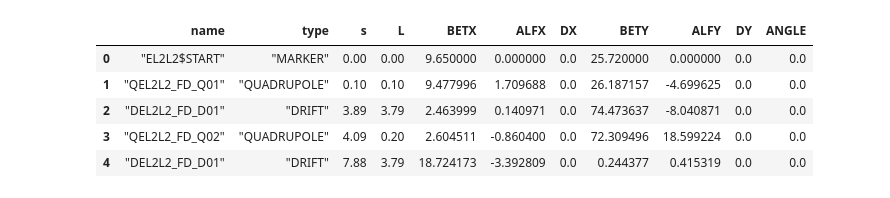
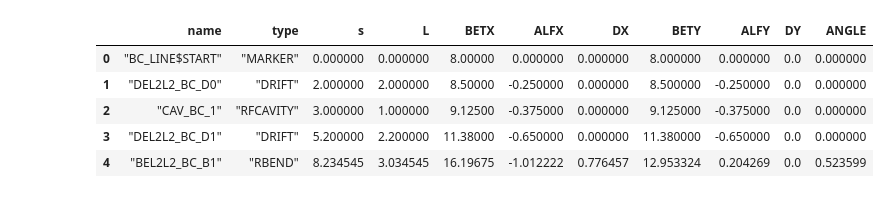
Before and after one commit to sebastiankalos/JAI_project, a Jupyter notebook: bunch_compressor.ipynb, the cells around one changed output. Cells and saved outputs as stored; diff of their text form; code cells hidden in the pictures.

```diff
--- a/bunch_compressor.ipynb
+++ b/bunch_compressor.ipynb
@@ -8,44 +8,44 @@ from matplotlib.patches import Patch
 from matplotlib.patches import Rectangle
 # %%
 #open twiss.out and read line by line, store each line as a string in a list
-filename = "madx_scripts/eL2L2.out"
+filename = "madx_scripts/BC.out"
 copy_lines=[]
 with open(filename) as f: #open and read the file
     lines = f.readlines()
 for line in lines:
     split_line = line.split() #split lines into words
     copy_lines.append(split_line)
 
 #just declaring a list for each column
 name,type,s,L,betx,alfx,Dx,bety,alfy,Dy,angle,K1L = [],[],[],[],[],[],[],[],[],[],[],[]
 
 #from each line, extract a name/number and append it into its relevant column
 for i in range(52,len(copy_lines)-1): #53rd line in the file is the first relevant one
     line = copy_lines[i]
     name.append(line[0])
     type.append(line[1])
     s.append(float(line[2]))
     L.append(float(line[3]))
     betx.append(float(line[4]))
     alfx.append(float(line[5]))
     Dx.append(float(line[6]))
     bety.append(float(line[7]))
     alfy.append(float(line[8]))
     Dy.append(float(line[9]))
     angle.append(float(line[10]))
     K1L.append(float(line[11]))
 
 #create a dataframe that will contain all important info - name of place in an LHC sequence, beta functions, phases, fields, etc... of the UNPERTURBED version
 d_transfer = {'name': name, 'type':type, 's': s, 'L':L, 'BETX': betx, 'ALFX':alfx, 'DX': Dx, 'BETY': bety, 'ALFY':alfy, 'DY': Dy, 'ANGLE':angle}
 df_tr = pd.DataFrame(data=d_transfer) #df is the UNPERTURBED (model) version of twiss parameters
 df_tr.head() #show header of the dataframe
 # %% [output]
 |  | name | type | s | L | BETX | ALFX | DX | BETY | ALFY | DY | ANGLE |
-| 0 | "EL2L2$START" | "MARKER" | 0.00 | 0.00 | 9.650000 | 0.000000 | 0.0 | 25.720000 | 0.000000 | 0.0 | 0.0 |
-| 1 | "QEL2L2_FD_Q01" | "QUADRUPOLE" | 0.10 | 0.10 | 9.477996 | 1.709688 | 0.0 | 26.187157 | -4.699625 | 0.0 | 0.0 |
-| 2 | "DEL2L2_FD_D01" | "DRIFT" | 3.89 | 3.79 | 2.463999 | 0.140971 | 0.0 | 74.473637 | -8.040871 | 0.0 | 0.0 |
-| 3 | "QEL2L2_FD_Q02" | "QUADRUPOLE" | 4.09 | 0.20 | 2.604511 | -0.860400 | 0.0 | 72.309496 | 18.599224 | 0.0 | 0.0 |
-| 4 | "DEL2L2_FD_D01" | "DRIFT" | 7.88 | 3.79 | 18.724173 | -3.392809 | 0.0 | 0.244377 | 0.415319 | 0.0 | 0.0 |
+| 0 | "BC_LINE$START" | "MARKER" | 0.000000 | 0.000000 | 8.00000 | 0.000000 | 0.000000 | 8.000000 | 0.000000 | 0.0 | 0.000000 |
+| 1 | "DEL2L2_BC_D0" | "DRIFT" | 2.000000 | 2.000000 | 8.50000 | -0.250000 | 0.000000 | 8.500000 | -0.250000 | 0.0 | 0.000000 |
+| 2 | "CAV_BC_1" | "RFCAVITY" | 3.000000 | 1.000000 | 9.12500 | -0.375000 | 0.000000 | 9.125000 | -0.375000 | 0.0 | 0.000000 |
+| 3 | "DEL2L2_BC_D1" | "DRIFT" | 5.200000 | 2.200000 | 11.38000 | -0.650000 | 0.000000 | 11.380000 | -0.650000 | 0.0 | 0.000000 |
+| 4 | "BEL2L2_BC_B1" | "RBEND" | 8.234545 | 3.034545 | 16.19675 | -1.012222 | 0.776457 | 12.953324 | 0.204269 | 0.0 | 0.523599 |
 # %%
 fig, ax = plt.subplots(figsize=(12, 8))
 angle_tot=0 #cumulative total angle, needs to add up to 2pi after one turn
```
Also changed, not shown: parts of 5 cells of this notebook, 11 other files.
